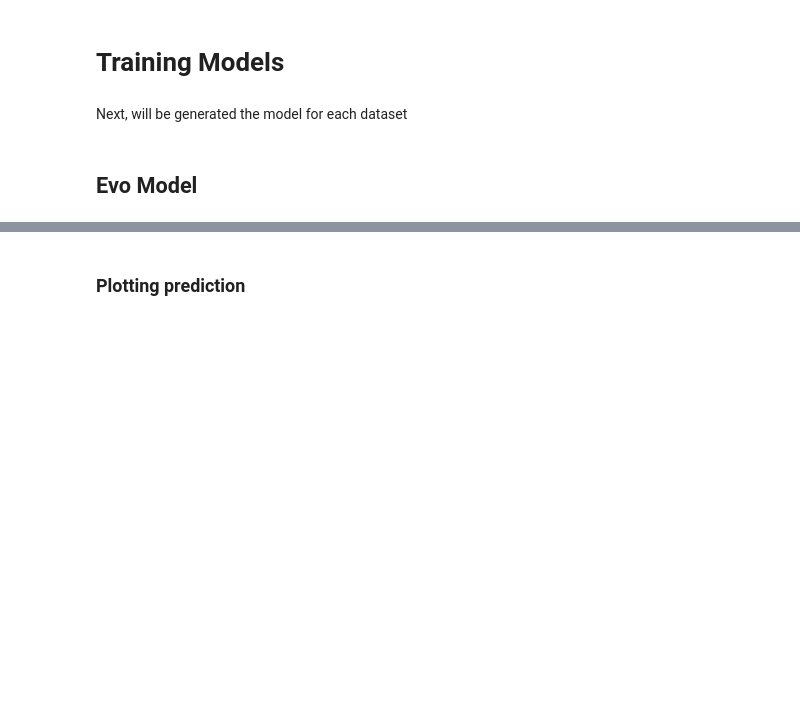
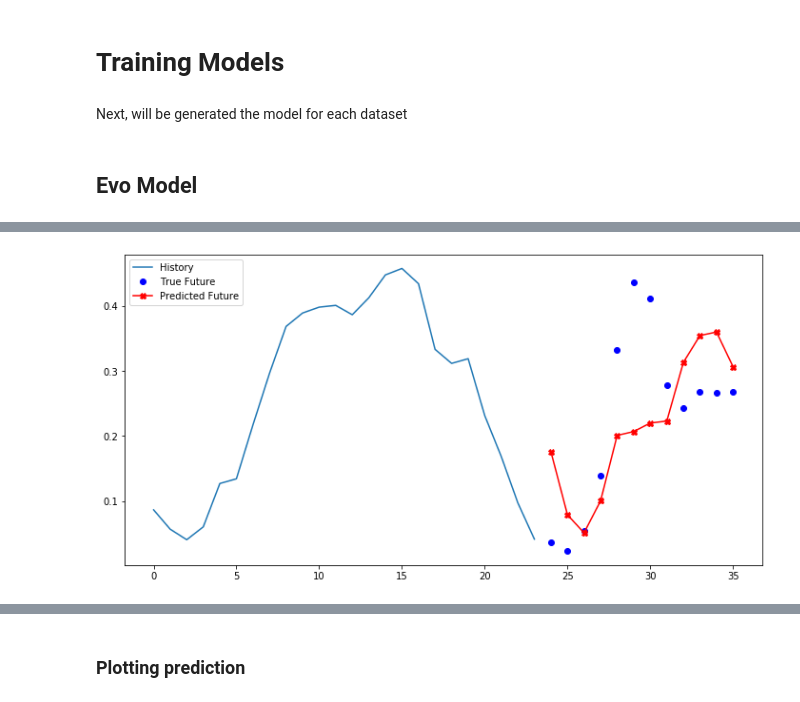
Before and after one commit to netlabufjf/timeseries-forecast, a Jupyter notebook: LSTMAnalysis.ipynb, the cells around one changed output, grey strips where cells are left out. Cells and saved outputs as stored; diff of their text form; code cells hidden in the pictures; blank space fills up the shorter version.

```diff
--- a/LSTMAnalysis.ipynb
+++ b/LSTMAnalysis.ipynb
@@ -215,0 +353,5 @@ Next, will be generated the model for each dataset
+# %%
+for x, y in evo_val_single_var.take(1):
+    multi_step_plot(x[0], y[0], evo_model_single_var.predict(x)[0])
+# %% [output]
+[figure, added]
```
Also changed, not shown: parts of 48 cells of this notebook, 26 other files.
